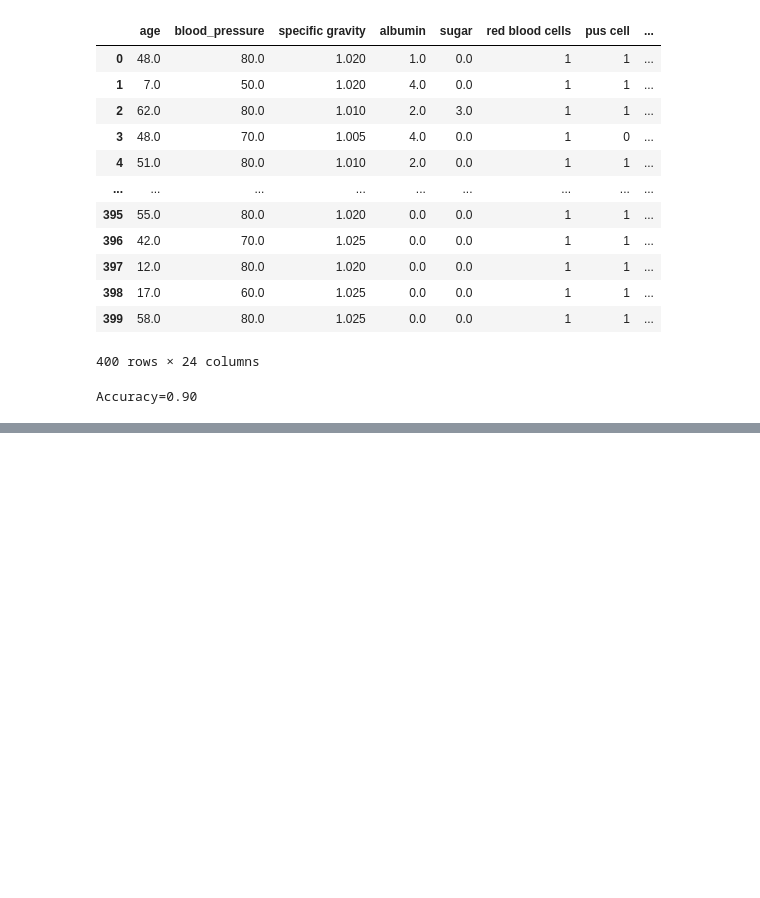
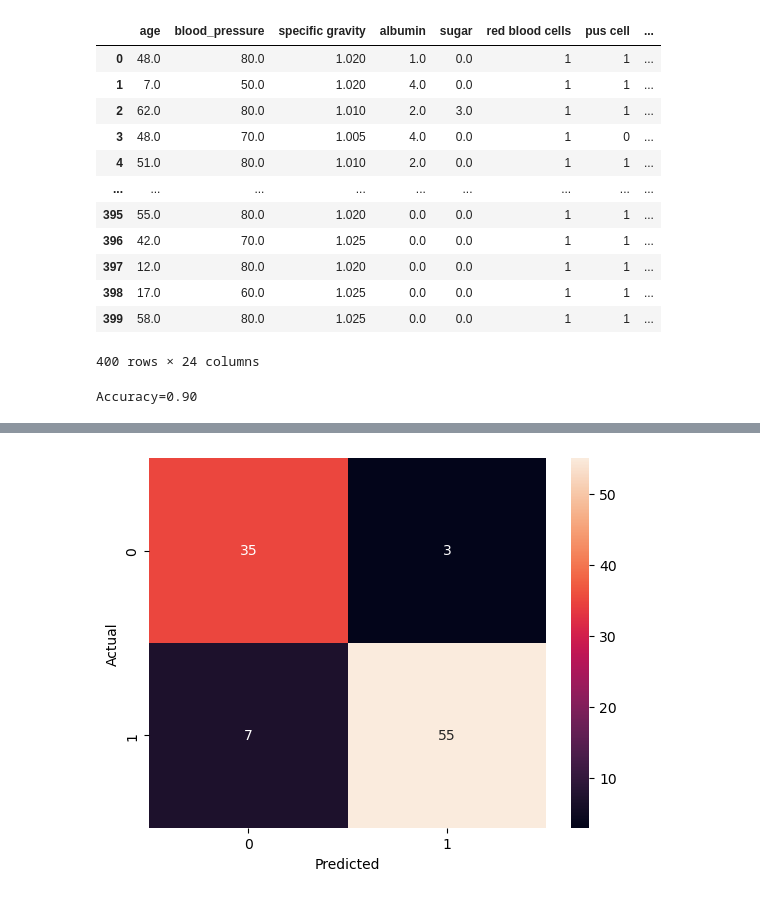
Before and after one commit to koubaib-ben-yedder/Machine_Learning_Algorithms_Checkpoint, a Jupyter notebook: Machine Learning Algorithms Checkpoint.ipynb, the cells around one changed output, grey strips where cells are left out. Cells and saved outputs as stored; diff of their text form; code cells hidden in the pictures; blank space fills up the shorter version.

```diff
--- a/Machine Learning Algorithms Checkpoint.ipynb
+++ b/Machine Learning Algorithms Checkpoint.ipynb
@@ -347,0 +353,6 @@ plt.show()
+# %%
+confusion_matrix = pd.crosstab(y_test, y_pred, rownames=['Actual'], colnames=['Predicted'])
+sns.heatmap(confusion_matrix, annot=True)
+plt.show()
+# %% [output]
+[figure, added]
```
Also changed, not shown: parts of 17 cells of this notebook.
